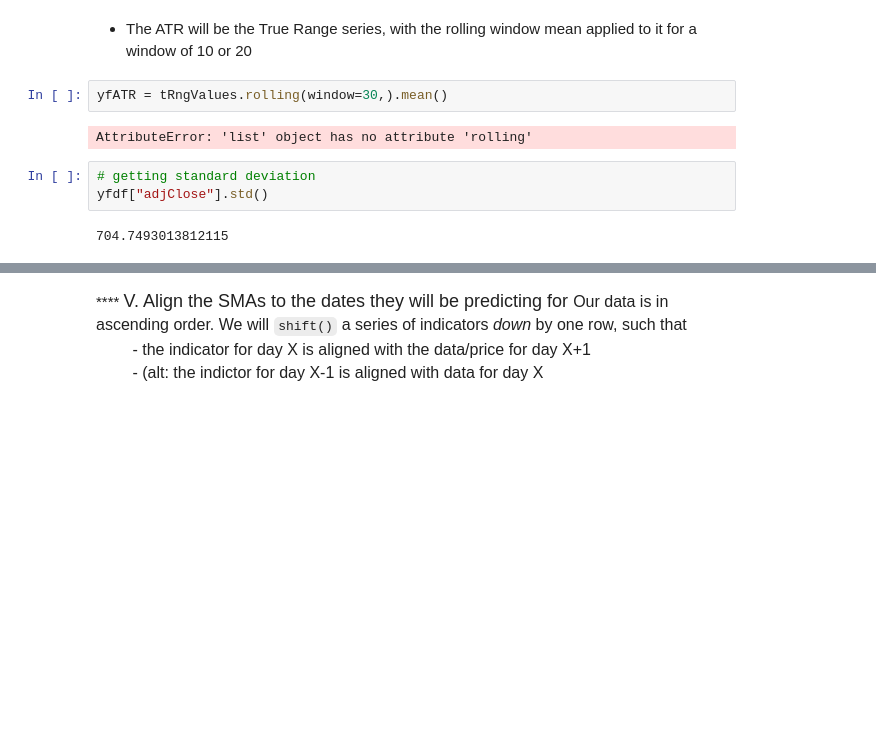
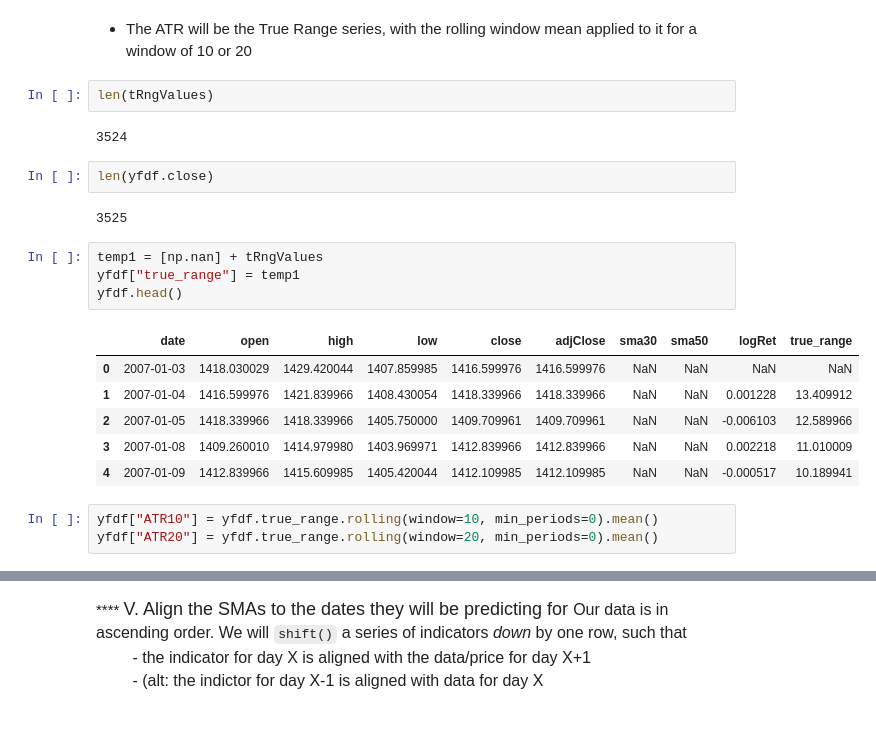
Before and after one commit to QuantVI/rand_various, a Jupyter notebook: wqu_capstone_code/draft_3_functions_and_newdata.ipynb, the cells around one changed output, grey strips where cells are left out. Saved outputs shown, nothing was run; the diff lists cells and outputs as text; blank space fills up the shorter version.

```diff
--- a/wqu_capstone_code/draft_3_functions_and_newdata.ipynb
+++ b/wqu_capstone_code/draft_3_functions_and_newdata.ipynb
@@ -323,12 +323,25 @@ tRngValues[:6]
  12.280029000000013]
 # %% [markdown]
 - The ATR will be the True Range series, with the rolling window mean applied to it for a window of 10 or 20
-# %%
-yfATR = tRngValues.rolling(window=30,).mean()
-# %% [output]
-AttributeError: 'list' object has no attribute 'rolling'
-# %%
-# getting standard deviation
-yfdf["adjClose"].std()
-# %% [output]
-704.7493013812115
+# %%
+len(tRngValues)
+# %% [output]
+3524
+# %%
+len(yfdf.close)
+# %% [output]
+3525
+# %%
+temp1 = [np.nan] + tRngValues
+yfdf["true_range"] = temp1
+yfdf.head()
+# %% [output]
+|  | date | open | high | low | close | adjClose | sma30 | sma50 | logRet | true_range |
+| 0 | 2007-01-03 | 1418.030029 | 1429.420044 | 1407.859985 | 1416.599976 | 1416.599976 | NaN | NaN | NaN | NaN |
+| 1 | 2007-01-04 | 1416.599976 | 1421.839966 | 1408.430054 | 1418.339966 | 1418.339966 | NaN | NaN | 0.001228 | 13.409912 |
+| 2 | 2007-01-05 | 1418.339966 | 1418.339966 | 1405.750000 | 1409.709961 | 1409.709961 | NaN | NaN | -0.006103 | 12.589966 |
+| 3 | 2007-01-08 | 1409.260010 | 1414.979980 | 1403.969971 | 1412.839966 | 1412.839966 | NaN | NaN | 0.002218 | 11.010009 |
+| 4 | 2007-01-09 | 1412.839966 | 1415.609985 | 1405.420044 | 1412.109985 | 1412.109985 | NaN | NaN | -0.000517 | 10.189941 |
+# %%
+yfdf["ATR10"] = yfdf.true_range.rolling(window=10, min_periods=0).mean()
+yfdf["ATR20"] = yfdf.true_range.rolling(window=20, min_periods=0).mean()
```
Also changed, not shown: parts of 9 cells of this notebook.
